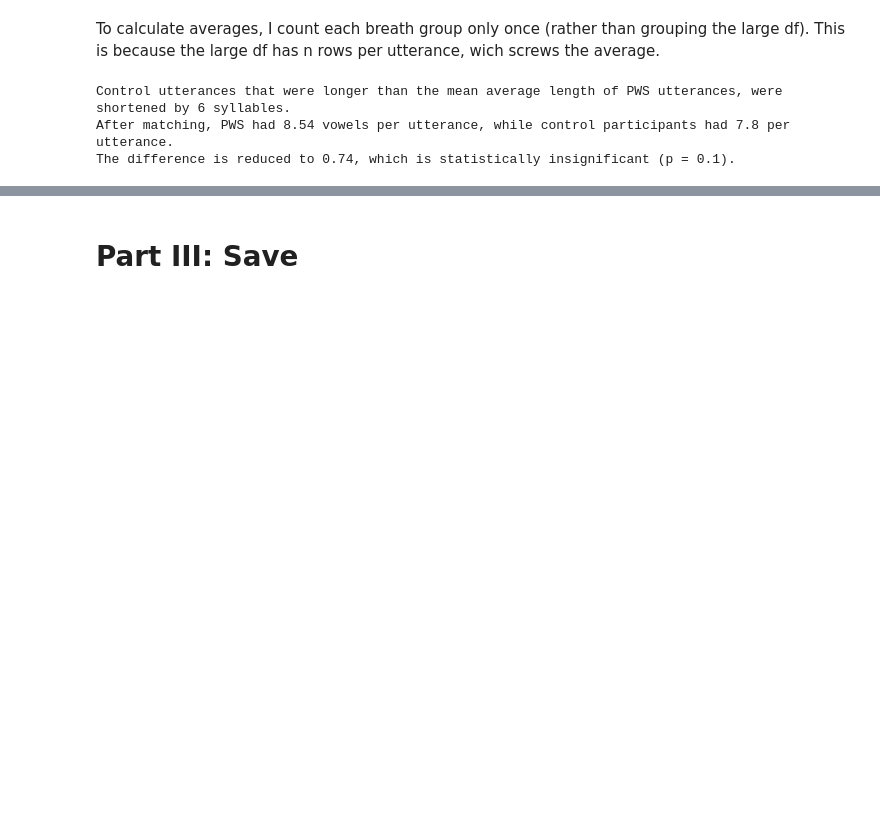
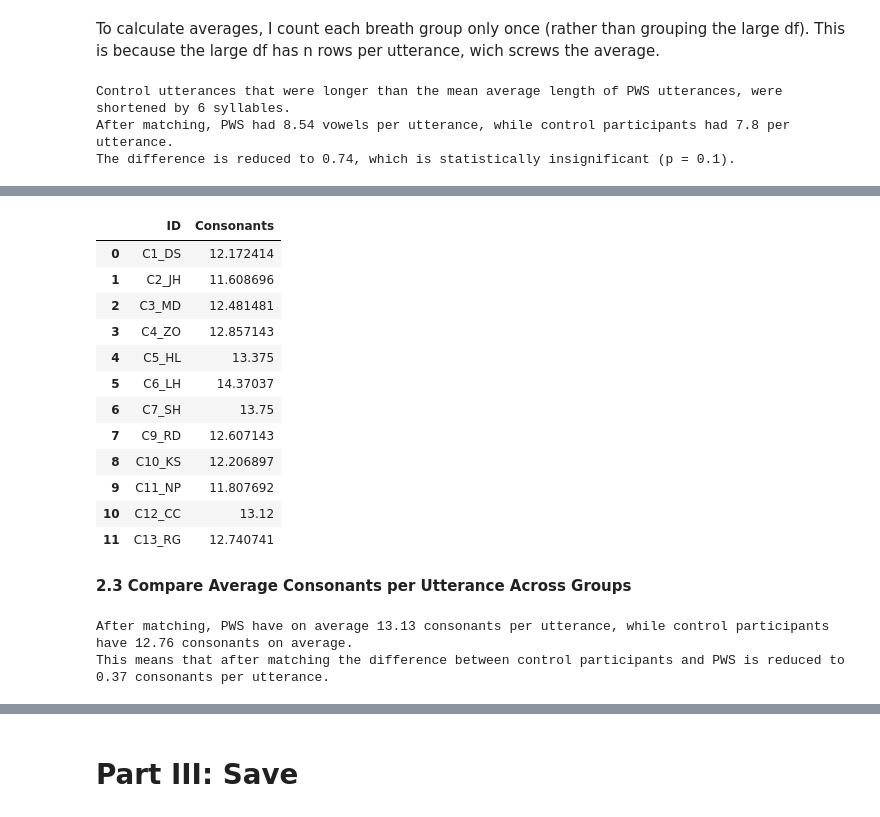
Before and after one commit to Janina712/MLTSA22_JBoecher, a Jupyter notebook: Other/3. MatchPhraseLength.ipynb, the cells around one changed output, grey strips where cells are left out. Saved outputs shown, nothing was run; the diff lists cells and outputs as text; code cells hidden in the pictures; blank space fills up the shorter version.

```diff
--- a/Other/3. MatchPhraseLength.ipynb
+++ b/Other/3. MatchPhraseLength.ipynb
@@ -393,0 +460,32 @@ The difference is reduced to 0.74, which is statistically insignificant (p = 0.1
+# %%
+n = -1
+control_subj_col = pd.DataFrame(index = range(len(control_IDs)),columns=["ID"])
+avg_col = pd.DataFrame(index = range(len(control_IDs)),columns=["Consonants"])
+for ID in control_IDs: ## loop over participnts
+  n = n + 1
+  subset_BGs = cons_col_matched[cons_col_matched["ID"] == ID]  # get subset of sound dataframe that corresponds to current participant
+  subset_BGs.index = range(len(subset_BGs.index)) # reset index
+  BG_avg = subset_BGs.groupby("Breath.Group").mean()
+  subj_avg = BG_avg["matched_C"].mean()
+  avg_col["Consonants"][n] = subj_avg
+  control_subj_col["ID"][n] = ID
+# %%
+matched_cons = pd.concat([control_subj_col, avg_col], axis = 1)
+# %%
+matched_cons
+# %% [output]
+|  | ID | Consonants |
+| 0 | C1_DS | 12.172414 |
+| 1 | C2_JH | 11.608696 |
+| 2 | C3_MD | 12.481481 |
+| 3 | C4_ZO | 12.857143 |
+| 4 | C5_HL | 13.375 |
+| 5 | C6_LH | 14.37037 |
+| 6 | C7_SH | 13.75 |
+| 7 | C9_RD | 12.607143 |
+| 8 | C10_KS | 12.206897 |
+| 9 | C11_NP | 11.807692 |
+| 10 | C12_CC | 13.12 |
+| 11 | C13_RG | 12.740741 |
+# %% [markdown]
+**2.3 Compare Average Consonants per Utterance Across Groups**
@@ -393,0 +499,6 @@ The difference is reduced to 0.74, which is statistically insignificant (p = 0.1
+# %%
+print(string9)
+print(string10)
+# %% [output]
+After matching, PWS have on average 13.13 consonants per utterance, while control participants have 12.76 consonants on average.
+This means that after matching the difference between control participants and PWS is reduced to 0.37 consonants per utterance.
```
Also changed, not shown: parts of 27 cells of this notebook.
